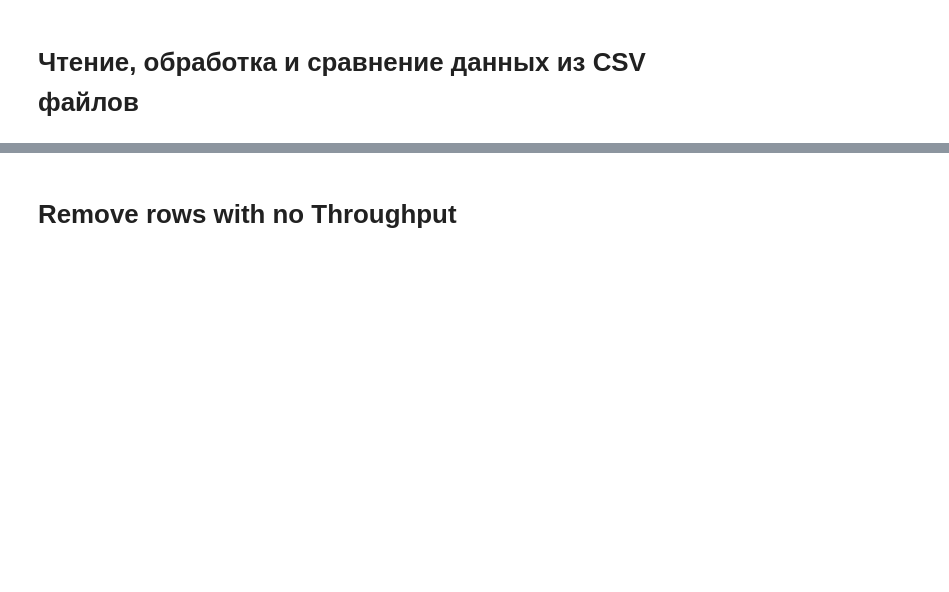
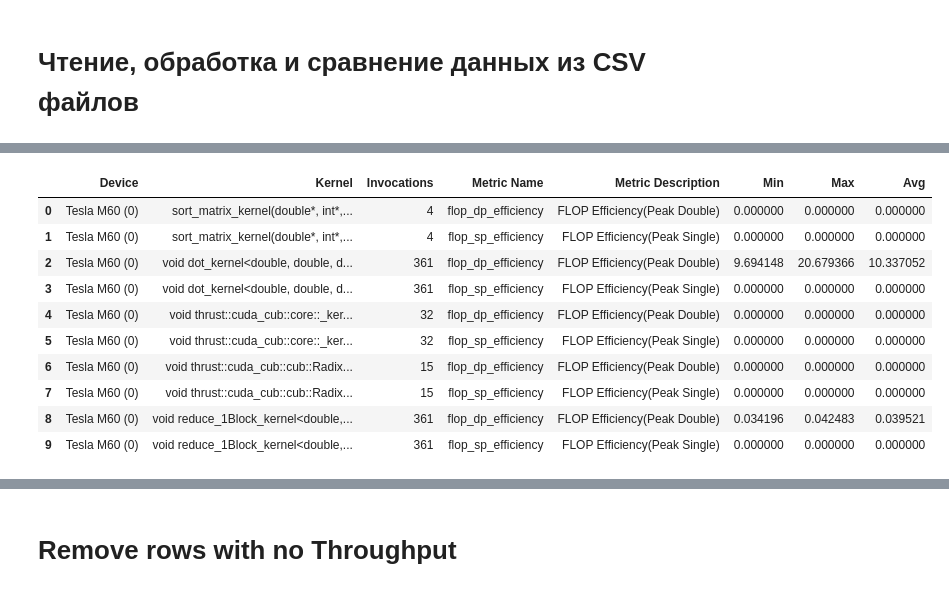
Before and after one commit to pyotr777/mlbenchmarks, a Jupyter notebook: Pandas read plot compare v2.ipynb, the cells around one changed output, grey strips where cells are left out. Saved outputs shown, nothing was run; the diff lists cells and outputs as text; code cells hidden in the pictures; blank space fills up the shorter version.

```diff
--- a/Pandas read plot compare v2.ipynb
+++ b/Pandas read plot compare v2.ipynb
@@ -63,0 +72,28 @@ df.iloc[100:103]
+# %%
+pat = re.compile("[0-9\.]+")
+# Extract float number from a string
+def parseFloat(s):
+    global pat
+    if type(s) is not str:
+        return s
+    f = pat.search(s)
+    if f is not None:
+        d = float(f.group())
+        return d
+    return None
+# %%
+df[['Min','Max','Avg']] = df[['Min','Max','Avg']].applymap(parseFloat)
+# %%
+df.iloc[:10]
+# %% [output]
+|  | Device | Kernel | Invocations | Metric Name | Metric Description | Min | Max | Avg |
+| 0 | Tesla M60 (0) | sort_matrix_kernel(double*, int*,... | 4 | flop_dp_efficiency | FLOP Efficiency(Peak Double) | 0.000000 | 0.000000 | 0.000000 |
+| 1 | Tesla M60 (0) | sort_matrix_kernel(double*, int*,... | 4 | flop_sp_efficiency | FLOP Efficiency(Peak Single) | 0.000000 | 0.000000 | 0.000000 |
+| 2 | Tesla M60 (0) | void dot_kernel<double, double, d... | 361 | flop_dp_efficiency | FLOP Efficiency(Peak Double) | 9.694148 | 20.679366 | 10.337052 |
+| 3 | Tesla M60 (0) | void dot_kernel<double, double, d... | 361 | flop_sp_efficiency | FLOP Efficiency(Peak Single) | 0.000000 | 0.000000 | 0.000000 |
+| 4 | Tesla M60 (0) | void thrust::cuda_cub::core::_ker... | 32 | flop_dp_efficiency | FLOP Efficiency(Peak Double) | 0.000000 | 0.000000 | 0.000000 |
+| 5 | Tesla M60 (0) | void thrust::cuda_cub::core::_ker... | 32 | flop_sp_efficiency | FLOP Efficiency(Peak Single) | 0.000000 | 0.000000 | 0.000000 |
+| 6 | Tesla M60 (0) | void thrust::cuda_cub::cub::Radix... | 15 | flop_dp_efficiency | FLOP Efficiency(Peak Double) | 0.000000 | 0.000000 | 0.000000 |
+| 7 | Tesla M60 (0) | void thrust::cuda_cub::cub::Radix... | 15 | flop_sp_efficiency | FLOP Efficiency(Peak Single) | 0.000000 | 0.000000 | 0.000000 |
+| 8 | Tesla M60 (0) | void reduce_1Block_kernel<double,... | 361 | flop_dp_efficiency | FLOP Efficiency(Peak Double) | 0.034196 | 0.042483 | 0.039521 |
+| 9 | Tesla M60 (0) | void reduce_1Block_kernel<double,... | 361 | flop_sp_efficiency | FLOP Efficiency(Peak Single) | 0.000000 | 0.000000 | 0.000000 |
```
Also changed, not shown: parts of 32 cells of this notebook, 6 other files.
